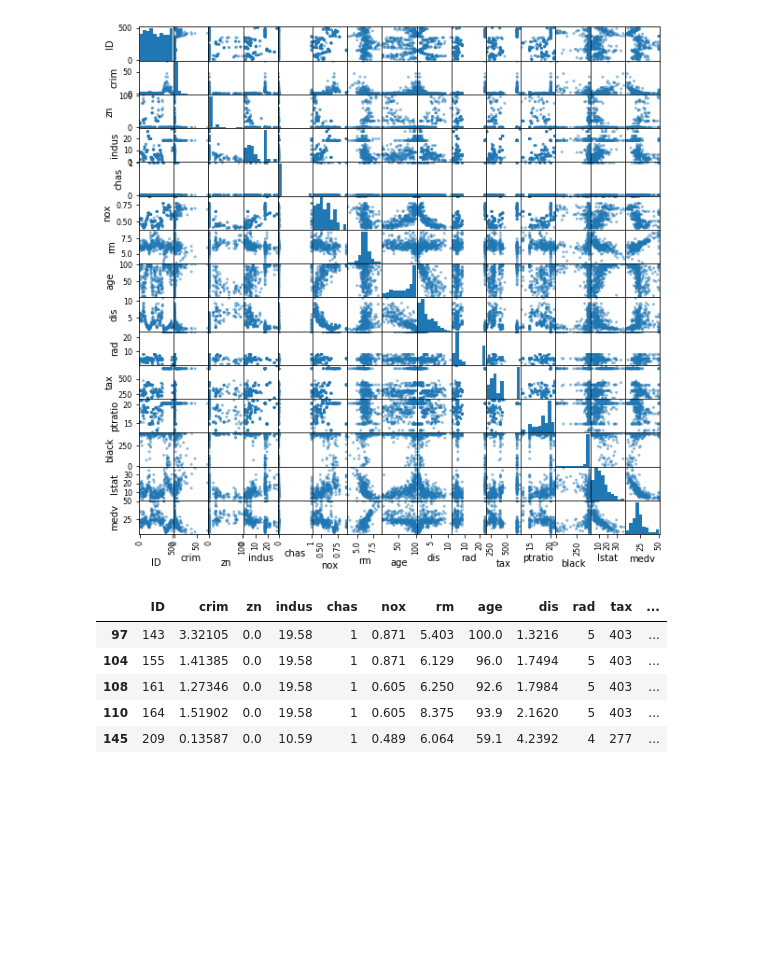
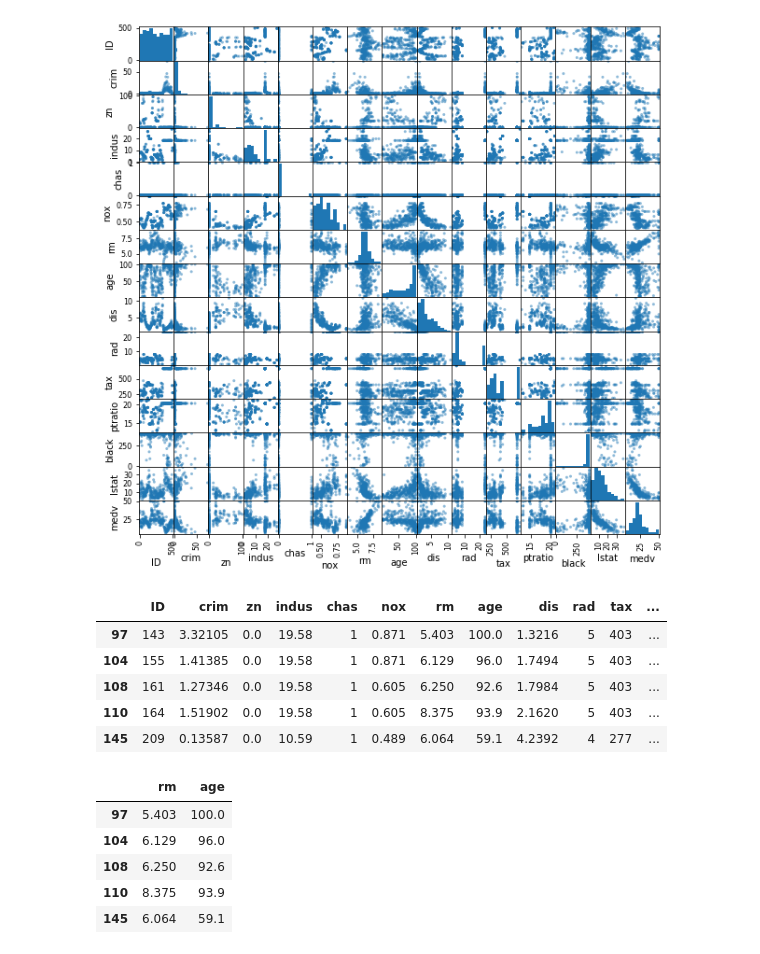
Before and after one commit to lnhdn/dsc-project-eda-with-pandas-nyc-ds-career-042219, a Jupyter notebook: index.ipynb, the cells around one changed output. Drawn from its saved outputs; the diff is of its cells as text; code cells hidden in the pictures; blank space fills up the shorter version.

```diff
--- a/index.ipynb
+++ b/index.ipynb
@@ -147,4 +147,12 @@ near_charles.head()
 | 110 | 164 | 1.51902 | 0.0 | 19.58 | 1 | 0.605 | 8.375 | 93.9 | 2.1620 | 5 | 403 | ... |
 | 145 | 209 | 0.13587 | 0.0 | 10.59 | 1 | 0.489 | 6.064 | 59.1 | 4.2392 | 4 | 277 | ... |
 # %%
-age_room = near_charles.iloc[:, 6:7]
+age_room = near_charles.iloc[:,6:8]
+age_room.head()
+# %% [output]
+|  | rm | age |
+| 97 | 5.403 | 100.0 |
+| 104 | 6.129 | 96.0 |
+| 108 | 6.250 | 92.6 |
+| 110 | 8.375 | 93.9 |
+| 145 | 6.064 | 59.1 |
```
